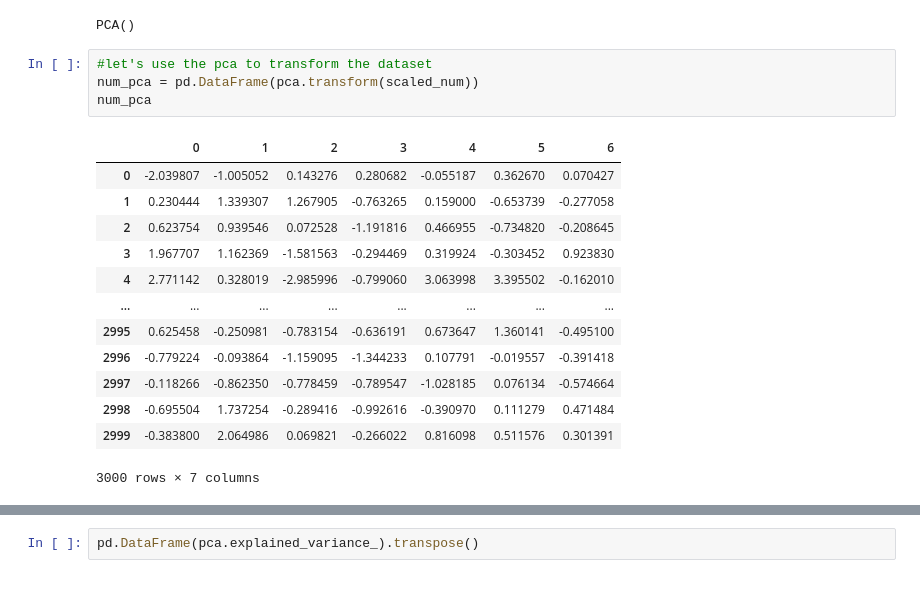
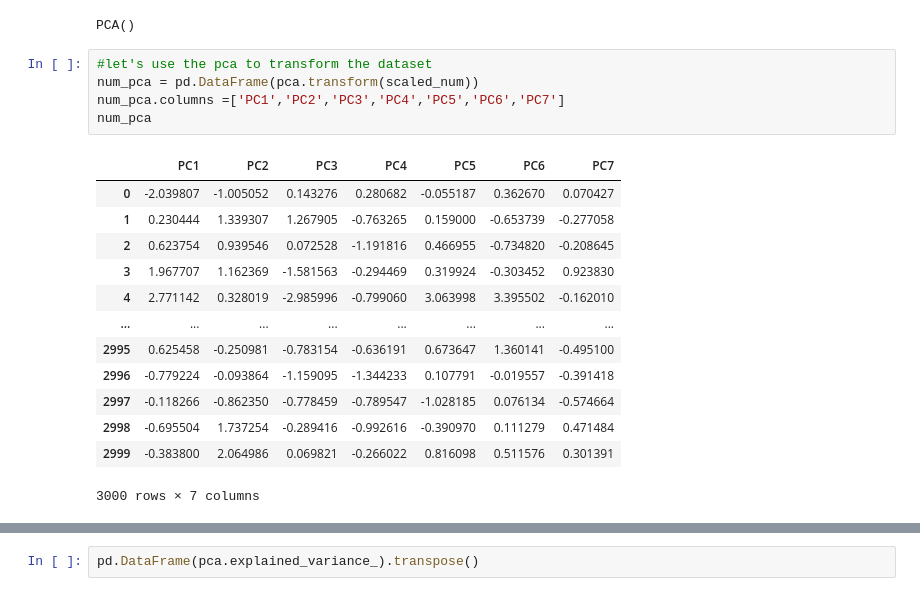
Before and after one commit to AndreaScarpellini1/ML-Project, a Jupyter notebook: Project .ipynb, the cells around one changed output, grey strips where cells are left out. Cells and saved outputs as stored; diff of their text form.

```diff
--- a/Project .ipynb
+++ b/Project .ipynb
@@ -219,9 +235,10 @@ PCA()
 # %%
 #let's use the pca to transform the dataset
 num_pca = pd.DataFrame(pca.transform(scaled_num))
+num_pca.columns =['PC1','PC2','PC3','PC4','PC5','PC6','PC7']
 num_pca
 # %% [output]
-|  | 0 | 1 | 2 | 3 | 4 | 5 | 6 |
+|  | PC1 | PC2 | PC3 | PC4 | PC5 | PC6 | PC7 |
 | 0 | -2.039807 | -1.005052 | 0.143276 | 0.280682 | -0.055187 | 0.362670 | 0.070427 |
 | 1 | 0.230444 | 1.339307 | 1.267905 | -0.763265 | 0.159000 | -0.653739 | -0.277058 |
 | 2 | 0.623754 | 0.939546 | 0.072528 | -1.191816 | 0.466955 | -0.734820 | -0.208645 |
```
Also changed, not shown: parts of 5 cells of this notebook.
